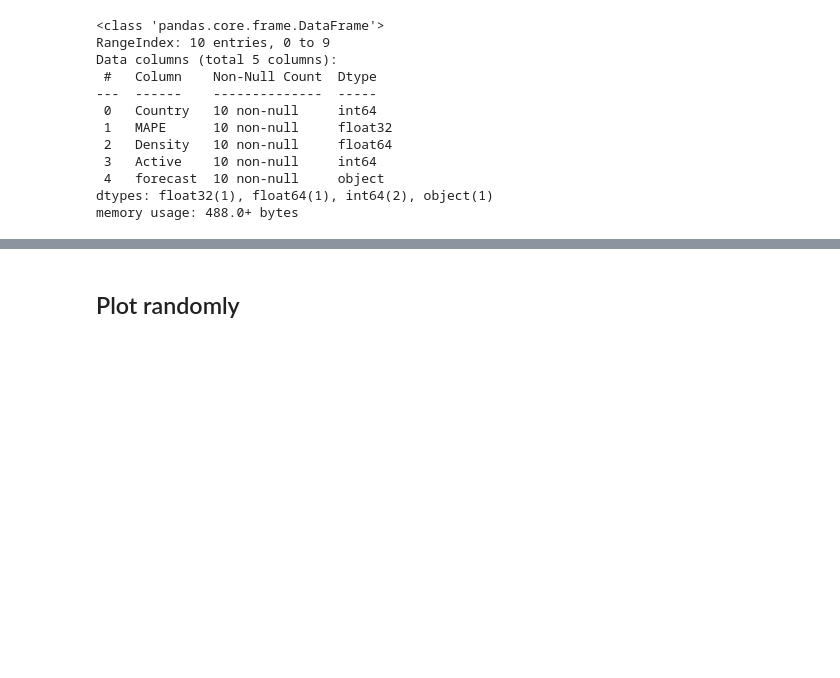
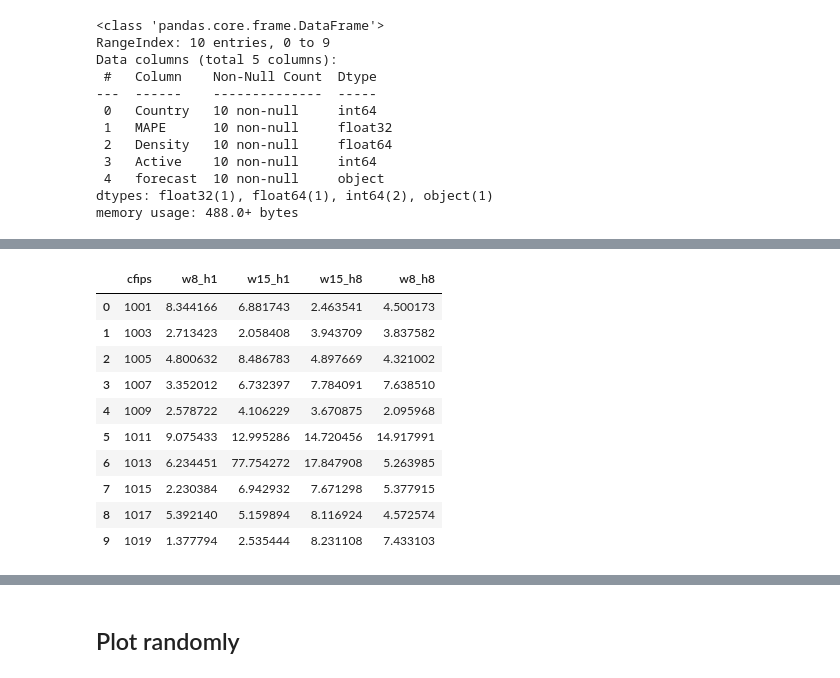
Before and after one commit to masaichig0/Kaggle_godaddy_competition, a Jupyter notebook: multiprocess.ipynb, the cells around one changed output, grey strips where cells are left out. Saved outputs shown, nothing was run; the diff lists cells and outputs as text; code cells hidden in the pictures; blank space fills up the shorter version.

```diff
--- a/multiprocess.ipynb
+++ b/multiprocess.ipynb
@@ -90,0 +123,2 @@ result_df.describe()
+# %%
+w15_h1 = result_df['MAPE']
@@ -90,0 +138,2 @@ result_df.describe()
+# %%
+w8_h1 = result_df['MAPE']
@@ -90,0 +153,2 @@ result_df.describe()
+# %%
+w15_h8 = result_df['MAPE']
@@ -90,0 +168,21 @@ result_df.describe()
+# %%
+w8_h8 = result_df['MAPE']
+# %%
+compare = pd.DataFrame({'cfips': random_ids,
+                        'w8_h1': w8_h1,
+                       'w15_h1': w15_h1,
+                       'w15_h8': w15_h8,
+                       'w8_h8': w8_h8})
+compare
+# %% [output]
+|  | cfips | w8_h1 | w15_h1 | w15_h8 | w8_h8 |
+| 0 | 1001 | 8.344166 | 6.881743 | 2.463541 | 4.500173 |
+| 1 | 1003 | 2.713423 | 2.058408 | 3.943709 | 3.837582 |
+| 2 | 1005 | 4.800632 | 8.486783 | 4.897669 | 4.321002 |
+| 3 | 1007 | 3.352012 | 6.732397 | 7.784091 | 7.638510 |
+| 4 | 1009 | 2.578722 | 4.106229 | 3.670875 | 2.095968 |
+| 5 | 1011 | 9.075433 | 12.995286 | 14.720456 | 14.917991 |
+| 6 | 1013 | 6.234451 | 77.754272 | 17.847908 | 5.263985 |
+| 7 | 1015 | 2.230384 | 6.942932 | 7.671298 | 5.377915 |
+| 8 | 1017 | 5.392140 | 5.159894 | 8.116924 | 4.572574 |
+| 9 | 1019 | 1.377794 | 2.535444 | 8.231108 | 7.433103 |
```
Also changed, not shown: parts of 11 cells of this notebook, 2 other files.
